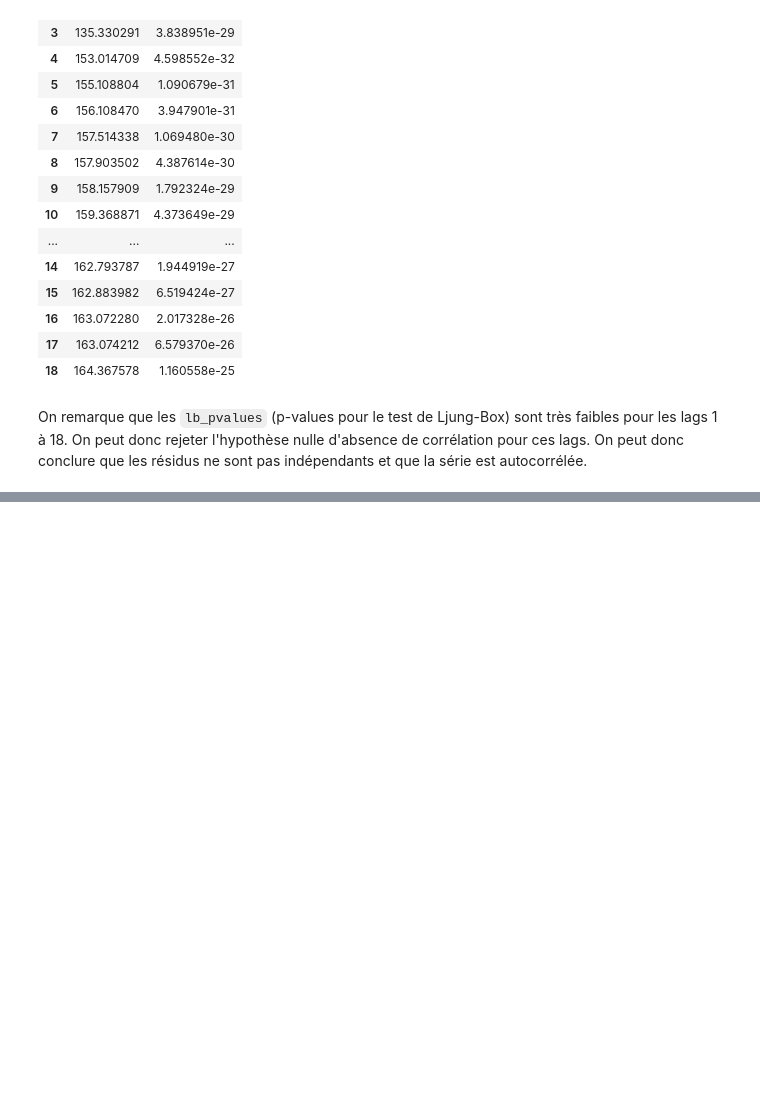
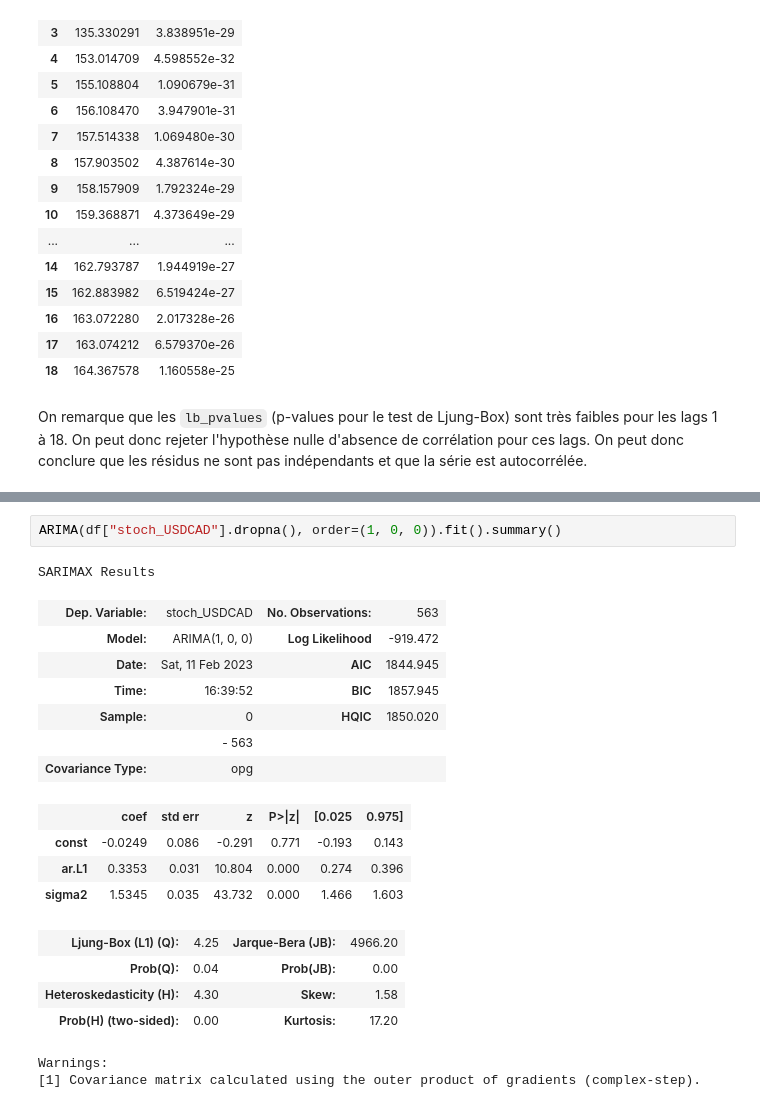
Before and after one commit to Thomas4390/econometrics_tp1, a Jupyter notebook: tp1.ipynb, the cells around one changed output, grey strips where cells are left out. Drawn from its saved outputs; the diff is of its cells as text; blank space fills up the shorter version.

```diff
--- a/tp1.ipynb
+++ b/tp1.ipynb
@@ -173,0 +217,21 @@ On remarque que les `lb_pvalues` (p-values pour le test de Ljung-Box) sont très
+# %%
+ARIMA(df["stoch_USDCAD"].dropna(), order=(1, 0, 0)).fit().summary()
+# %% [output]
+SARIMAX Results
+| Dep. Variable: | stoch_USDCAD | No. Observations: | 563 |
+| Model: | ARIMA(1, 0, 0) | Log Likelihood | -919.472 |
+| Date: | Sat, 11 Feb 2023 | AIC | 1844.945 |
+| Time: | 16:39:52 | BIC | 1857.945 |
+| Sample: | 0 | HQIC | 1850.020 |
+|  | - 563 |  |  |
+| Covariance Type: | opg |  |  |
+|  | coef | std err | z | P>|z| | [0.025 | 0.975] |
+| const | -0.0249 | 0.086 | -0.291 | 0.771 | -0.193 | 0.143 |
+| ar.L1 | 0.3353 | 0.031 | 10.804 | 0.000 | 0.274 | 0.396 |
+| sigma2 | 1.5345 | 0.035 | 43.732 | 0.000 | 1.466 | 1.603 |
+| Ljung-Box (L1) (Q): | 4.25 | Jarque-Bera (JB): | 4966.20 |
+| Prob(Q): | 0.04 | Prob(JB): | 0.00 |
+| Heteroskedasticity (H): | 4.30 | Skew: | 1.58 |
+| Prob(H) (two-sided): | 0.00 | Kurtosis: | 17.20 |
+Warnings:
+[1] Covariance matrix calculated using the outer product of gradients (complex-step).
```
Also changed, not shown: parts of 8 cells of this notebook, 1 other file.
